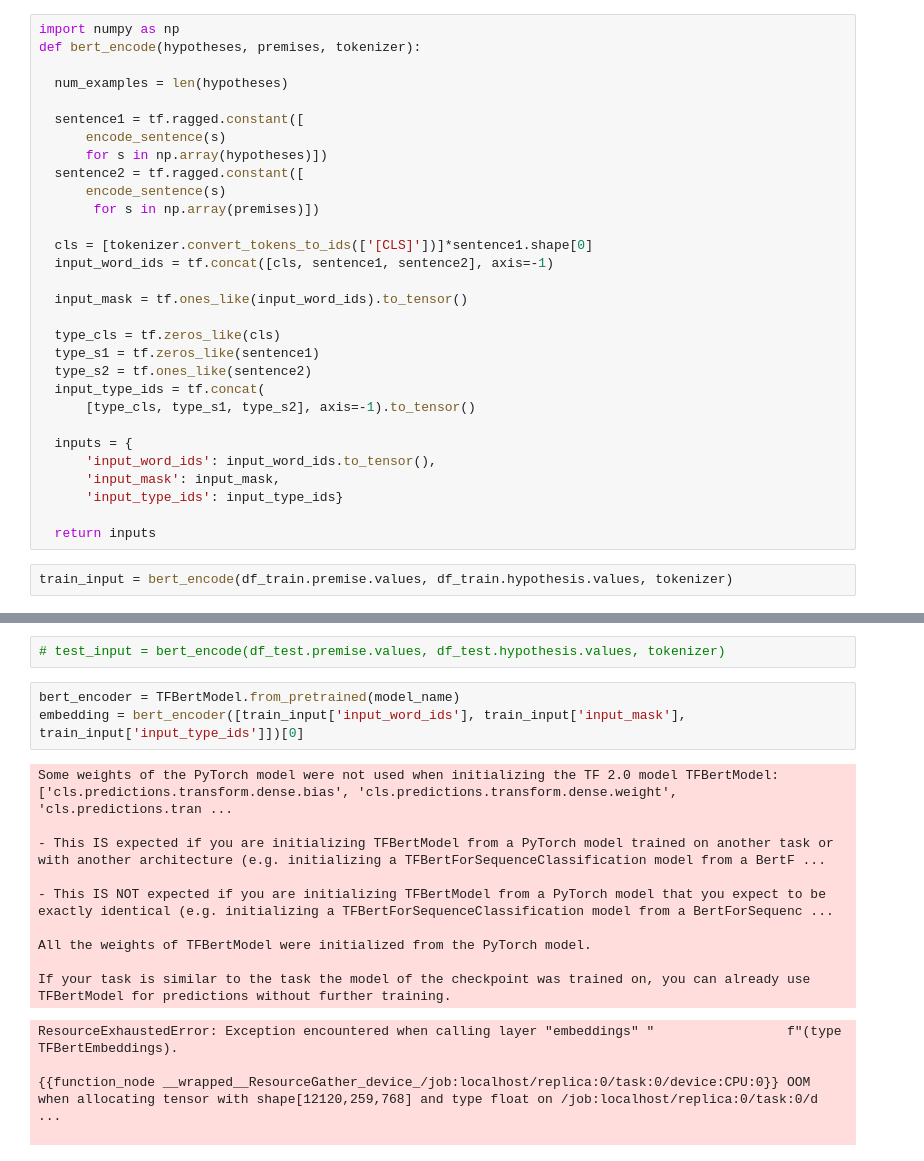
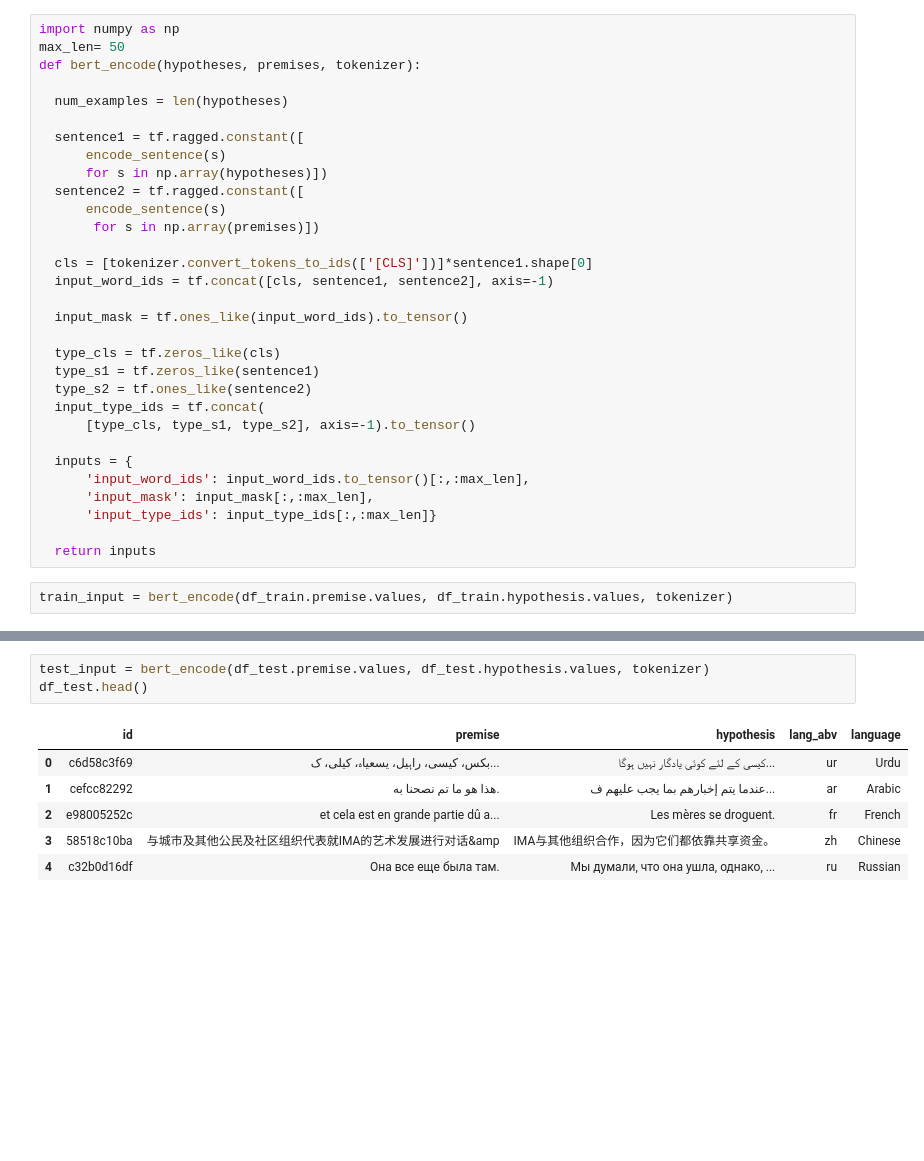
Before and after one commit to garimasc/contradictory_watson, a Jupyter notebook: test_keras_tf.ipynb, the cells around one changed output, grey strips where cells are left out. Drawn from its saved outputs; the diff is of its cells as text; blank space fills up the shorter version.

```diff
--- a/test_keras_tf.ipynb
+++ b/test_keras_tf.ipynb
@@ -81,6 +104,7 @@ encode_sentence("I love machine learning!")
 [146, 16138, 21432, 26901, 106, 102]
 # %%
 import numpy as np
+max_len= 50
 def bert_encode(hypotheses, premises, tokenizer):
 
   num_examples = len(hypotheses)
@@ -104,9 +128,9 @@ def bert_encode(hypotheses, premises, tokenizer):
       [type_cls, type_s1, type_s2], axis=-1).to_tensor()
 
   inputs = {
-      'input_word_ids': input_word_ids.to_tensor(),
-      'input_mask': input_mask,
-      'input_type_ids': input_type_ids}
+      'input_word_ids': input_word_ids.to_tensor()[:,:max_len],
+      'input_mask': input_mask[:,:max_len],
+      'input_type_ids': input_type_ids[:,:max_len]}
 
   return inputs
 # %%
@@ -163,19 +213,10 @@ ________________________________________________________________________________
 # %%
-# test_input = bert_encode(df_test.premise.values, df_test.hypothesis.values, tokenizer)
+test_input = bert_encode(df_test.premise.values, df_test.hypothesis.values, tokenizer)
+df_test.head()
+# %% [output]
+|  | id | premise | hypothesis | lang_abv | language |
+| 0 | c6d58c3f69 | بکس، کیسی، راہیل، یسعیاہ، کیلی، ک... | کیسی کے لئے کوئی یادگار نہیں ہوگا... | ur | Urdu |
+| 1 | cefcc82292 | هذا هو ما تم نصحنا به. | عندما يتم إخبارهم بما يجب عليهم ف... | ar | Arabic |
+| 2 | e98005252c | et cela est en grande partie dû a... | Les mères se droguent. | fr | French |
+| 3 | 58518c10ba | 与城市及其他公民及社区组织代表就IMA的艺术发展进行对话&amp | IMA与其他组织合作，因为它们都依靠共享资金。 | zh | Chinese |
+| 4 | c32b0d16df | Она все еще была там. | Мы думали, что она ушла, однако, ... | ru | Russian |
-# %%
-bert_encoder = TFBertModel.from_pretrained(model_name)
-embedding = bert_encoder([train_input['input_word_ids'], train_input['input_mask'], train_input['input_type_ids']])[0]
-# %% [output]
-Some weights of the PyTorch model were not used when initializing the TF 2.0 model TFBertModel: ['cls.predictions.transform.dense.bias', 'cls.predictions.transform.dense.weight', 'cls.predictions.tran ...
-
-- This IS expected if you are initializing TFBertModel from a PyTorch model trained on another task or with another architecture (e.g. initializing a TFBertForSequenceClassification model from a BertF ...
-
-- This IS NOT expected if you are initializing TFBertModel from a PyTorch model that you expect to be exactly identical (e.g. initializing a TFBertForSequenceClassification model from a BertForSequenc ...
-
-All the weights of TFBertModel were initialized from the PyTorch model.
-
-If your task is similar to the task the model of the checkpoint was trained on, you can already use TFBertModel for predictions without further training.
-ResourceExhaustedError: Exception encountered when calling layer "embeddings" "                 f"(type TFBertEmbeddings).
-
-{{function_node __wrapped__ResourceGather_device_/job:localhost/replica:0/task:0/device:CPU:0}} OOM when allocating tensor with shape[12120,259,768] and type float on /job:localhost/replica:0/task:0/d ...
-
```
Also changed, not shown: parts of 9 cells of this notebook.
